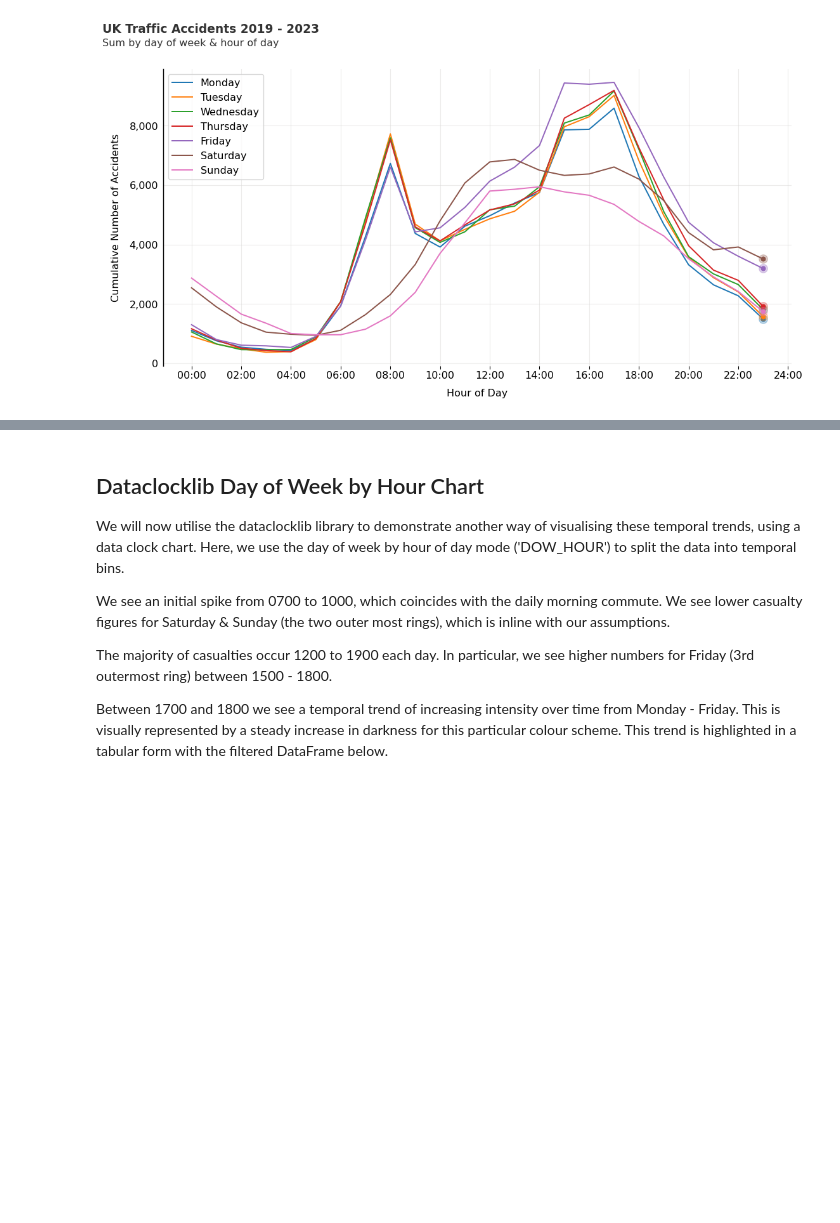
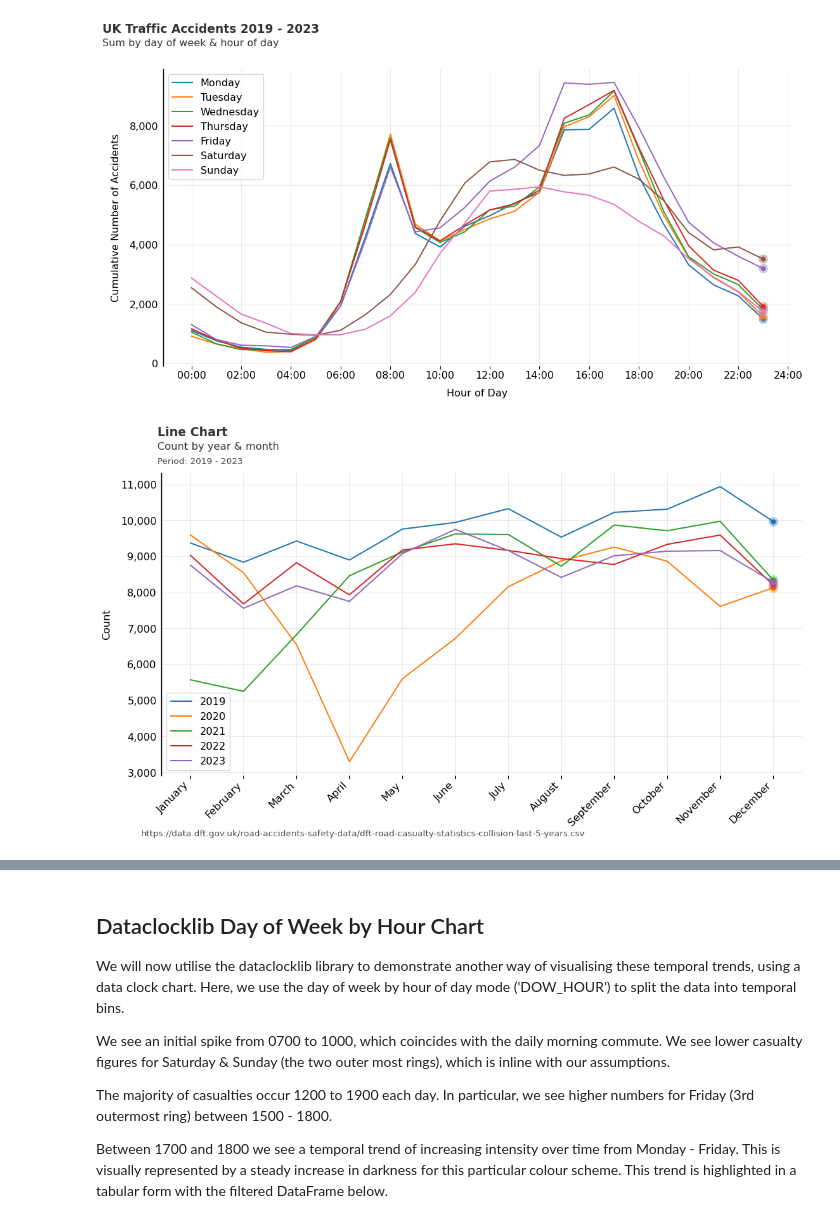
Before and after one commit to andyrids/dataclocklib, a Jupyter notebook: docs/source/tutorial.ipynb, the cells around one changed output, grey strips where cells are left out. Cells and saved outputs as stored; diff of their text form; code cells hidden in the pictures; blank space fills up the shorter version.

Commit message:
chore: refactor of line_chart function.

```diff
--- a/docs/source/tutorial.ipynb
+++ b/docs/source/tutorial.ipynb
@@ -594,3 +596,18 @@ ax.text(
 plt.show()
 # %% [output]
 [figure]
+# %%
+chart_data, fig, ax = line_chart(
+    data=data,
+    date_column="date_time",
+    #agg_column="number_of_casualties",
+    agg="count",
+    mode="YEAR_MONTH",
+    chart_title=None,
+    chart_subtitle=None,
+    chart_period="Period: 2019 - 2023",
+    chart_source="https://data.dft.gov.uk/road-accidents-safety-data/dft-road-casualty-statistics-collision-last-5-years.csv",
+    default_text=True
+)
+# %% [output]
+[figure, added]
```
Also changed, not shown: parts of 15 cells of this notebook, 6 other files.
